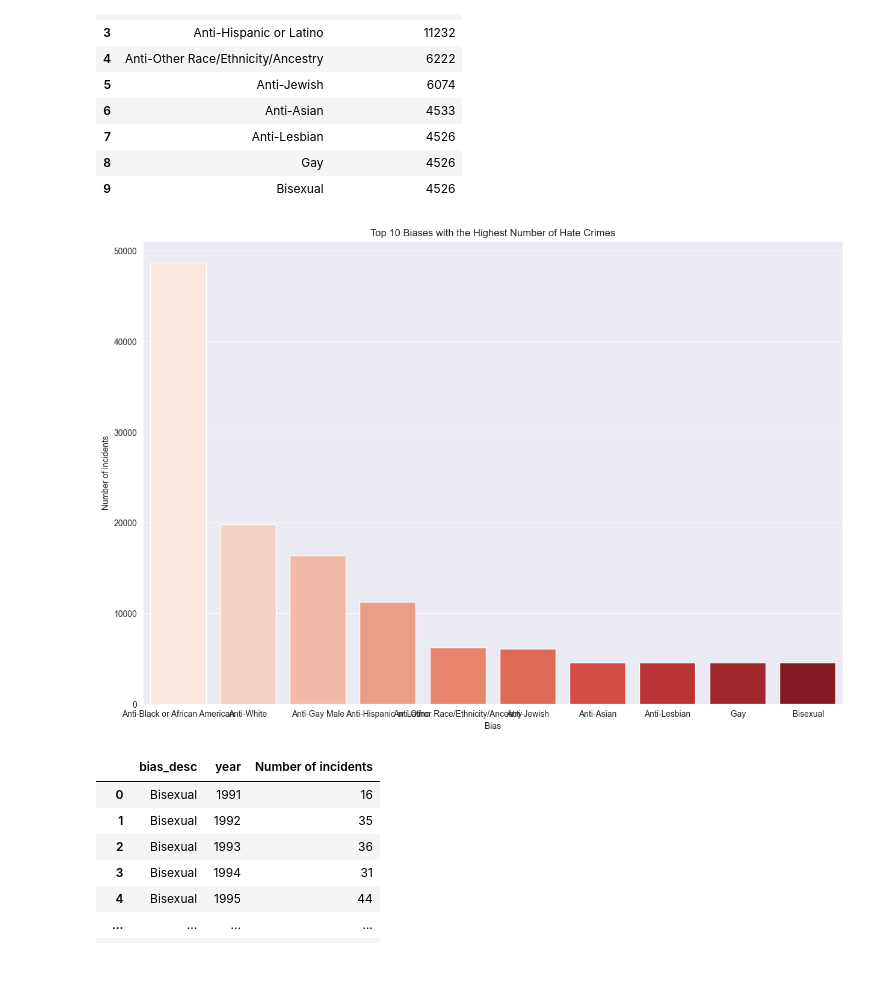
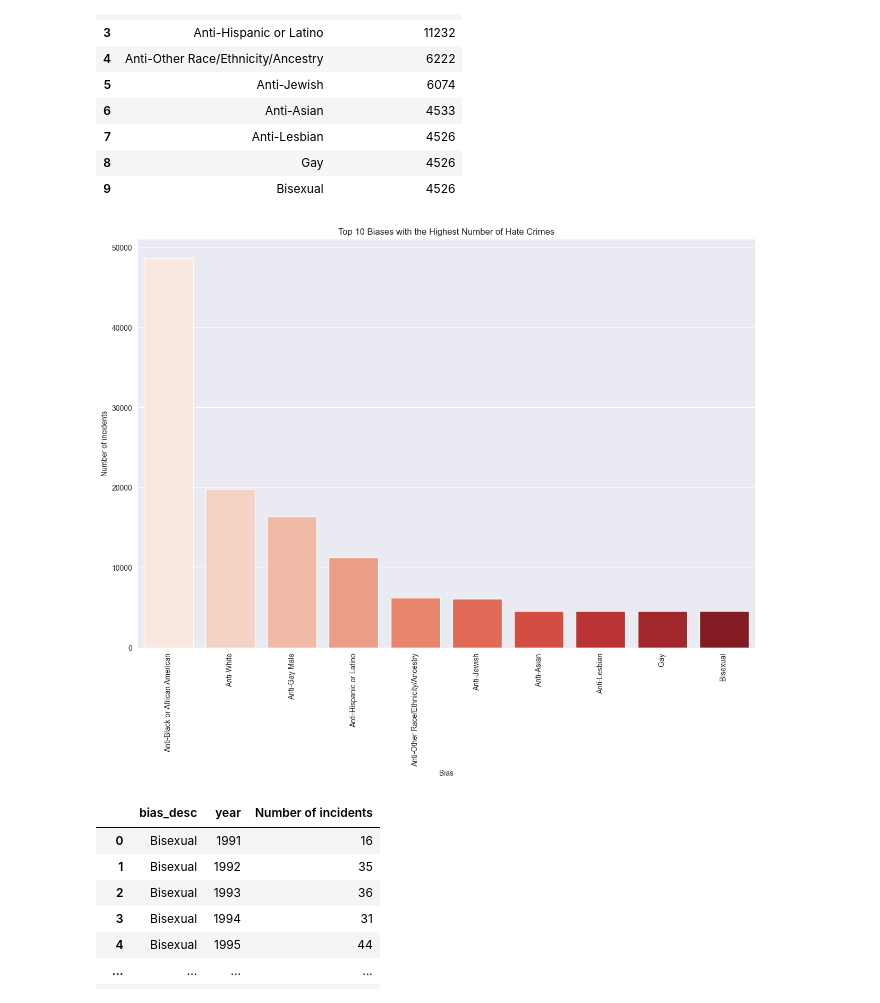
Before and after one commit to UWI-Zess/COMP6940-Project, a Jupyter notebook: models/forecasting_model.ipynb, the cells around one changed output. Drawn from its saved outputs; the diff is of its cells as text; code cells hidden in the pictures; blank space fills up the shorter version.

Commit message:
fixed the graph labels

```diff
--- a/models/forecasting_model.ipynb
+++ b/models/forecasting_model.ipynb
@@ -139,11 +139,12 @@ top_10_biases
 # %%
 # plot the top 10 biases with the highest number of incidents
 plt.figure(figsize=(15, 10))
 sns.barplot(data=top_10_biases, x='Bias', y='Number of incidents', palette='Reds', hue='Bias')
+plt.xticks(rotation=90)
 plt.title('Top 10 Biases with the Highest Number of Hate Crimes')
 plt.show()
 # %% [output]
-[figure, old version]
+[figure, new version]
 # %%
 # find the number of incidents by bias per year for the top 10 biases
 df_bias_year = data.explode('bias_desc')
```
Also changed, not shown: parts of 1 cell of this notebook.
